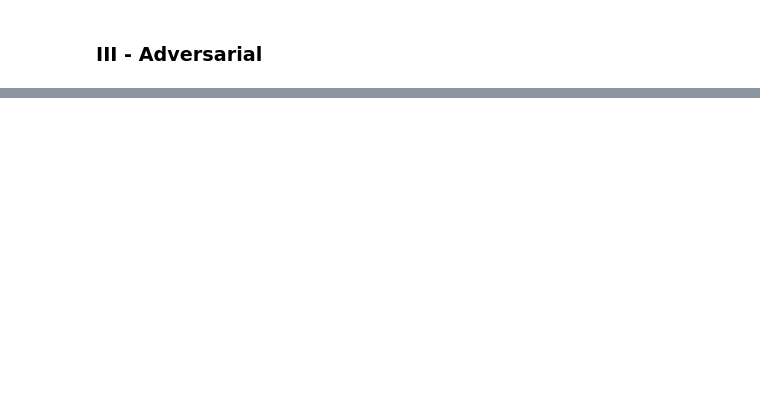
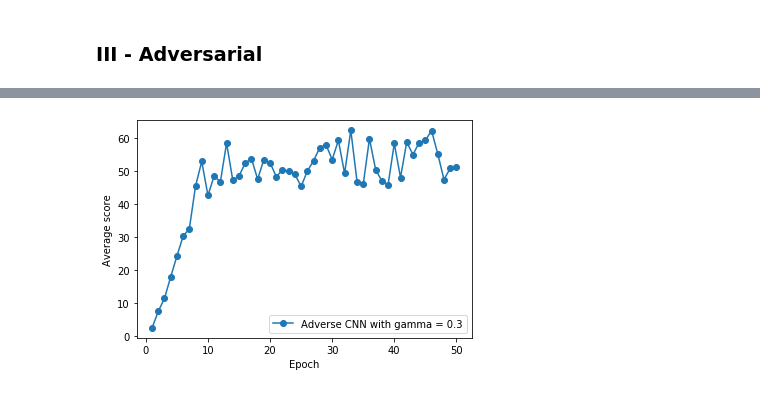
Before and after one commit to EmmanuelJhno/Reinforcement_learning, a Jupyter notebook: Project_adv_env/DQN_rat.ipynb, the cells around one changed output, grey strips where cells are left out. Saved outputs shown, nothing was run; the diff lists cells and outputs as text; code cells hidden in the pictures; blank space fills up the shorter version.

```diff
--- a/Project_adv_env/DQN_rat.ipynb
+++ b/Project_adv_env/DQN_rat.ipynb
@@ -1473,8 +1474,8 @@ mod_env = Adaptive_Environment(grid_size=size, max_time=500, temperature=0.3, im
 scores_avg = np.zeros(epoch)
 nb_avg = 5
 for i in range(nb_avg):
-    agent = adverse_CNN(gamma=0.3, lr=.00001, epsilon=0.3, memory_size=5000, batch_size=32, n_state=3)
-    scores = train(agent, mod_env, epoch, eps_decay=0.5, eps_step=3, freq_video=10,
+    agent = adverse_CNN(gamma=0.3, lr=.00001, epsilon=0, memory_size=5000, batch_size=32, n_state=3)
+    scores = train(agent, mod_env, epoch, freq_video=10,
                    prefix='{}_env'.format(name))
     scores = [scores[0]] + [scores[i]-scores[i-1] for i in range(len(scores)-1,0,-1)][::-1]
     scores_avg += np.array(scores)
@@ -1508,0 +1510 @@ Epoch 031/050 | Loss 0.6626 | Win/lose count 85.5(162.9%)/24.0(31.2%) (61.5)
+[figure, added]
```
Also changed, not shown: parts of 3 cells of this notebook.
